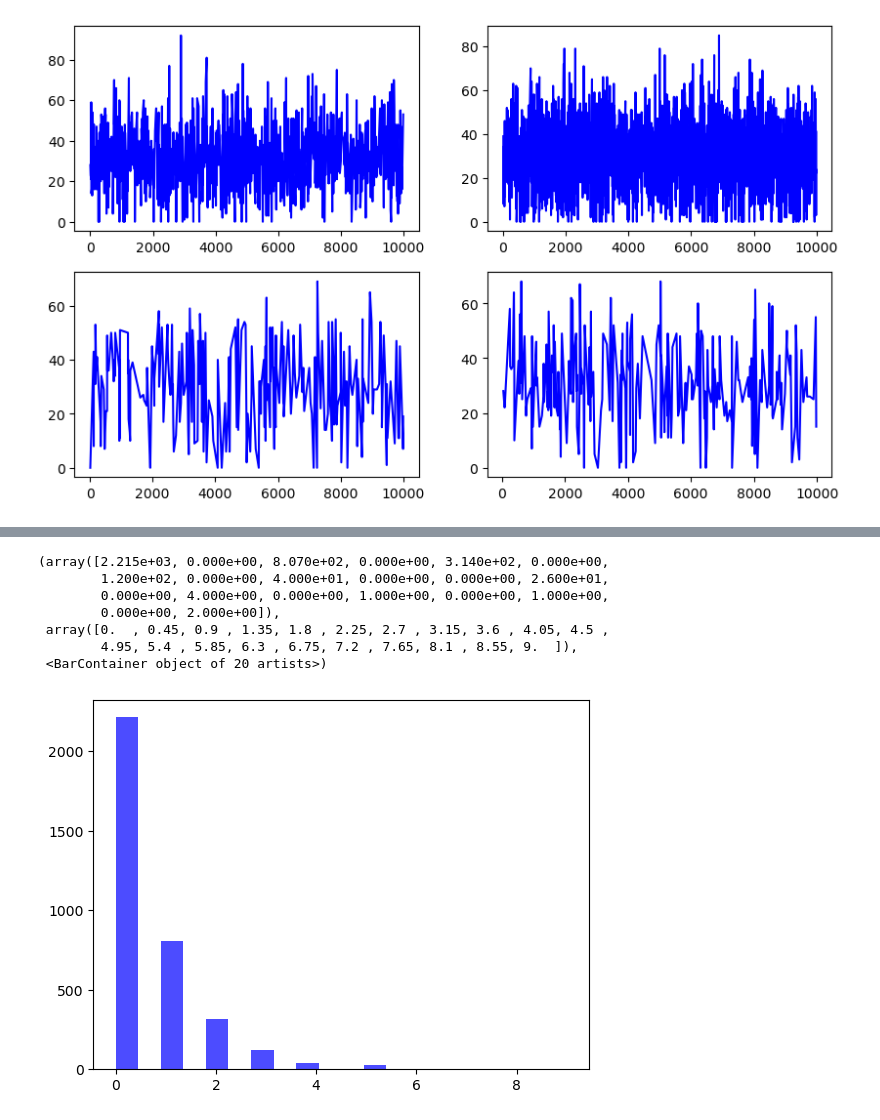
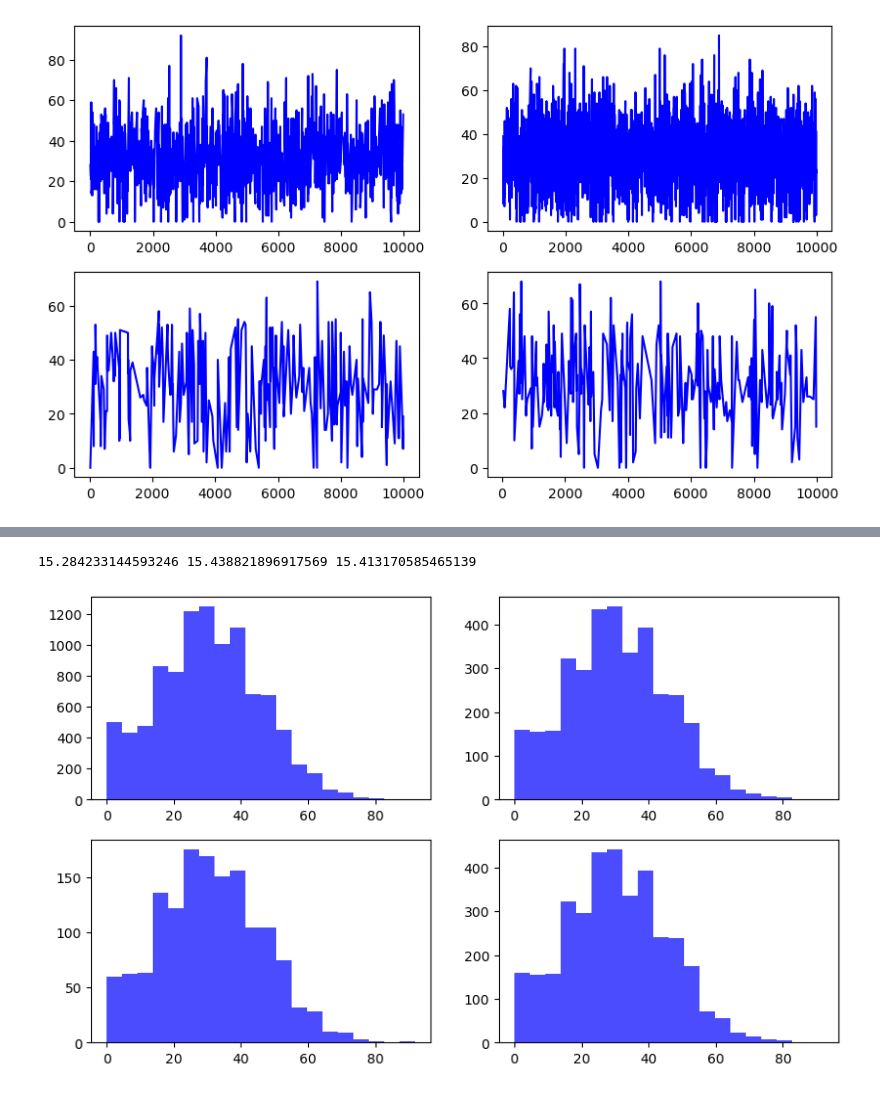
Before and after one commit to salty511/ba-data-course, a Jupyter notebook: lounge-access.ipynb, the cells around one changed output, grey strips where cells are left out. Cells and saved outputs as stored; diff of their text form; code cells hidden in the pictures.

```diff
--- a/lounge-access.ipynb
+++ b/lounge-access.ipynb
@@ -55,13 +112,16 @@ array(['North America', 'Europe', 'Asia', 'Middle East'], dtype=object)
 # %%
-std = df['TIER3_ELIGIBLE_PAX'].describe()['std']
+std1 = df['TIER3_ELIGIBLE_PAX'].describe()['std']
+std2 = df[df['ARRIVAL_REGION'] == 'North America']['TIER3_ELIGIBLE_PAX'].describe()['std']
+std3 = morning_flights[morning_flights['HAUL'] == 'LONG']['TIER3_ELIGIBLE_PAX'].describe()['std']
 
-plt.hist(morning_flights['TIER1_ELIGIBLE_PAX'], bins=20, color='blue', alpha=0.7)
+
+fig, ax = plt.subplots(2, 2, figsize=(10, 6))
+ax[0, 0].hist(df['TIER3_ELIGIBLE_PAX'], bins=20, color='blue', alpha=0.7)
+ax[0, 1].hist(morning_flights['TIER3_ELIGIBLE_PAX'], bins=20, color='blue', alpha=0.7)
+ax[1, 0].hist(morning_flights[morning_flights['HAUL'] == 'LONG']['TIER3_ELIGIBLE_PAX'], bins=20, color='blue', alpha=0.7)
+ax[1, 1].hist(morning_flights['TIER3_ELIGIBLE_PAX'], bins=20, color='blue', alpha=0.7)
+
+print(std1, std2, std3)
 # %% [output]
-(array([2.215e+03, 0.000e+00, 8.070e+02, 0.000e+00, 3.140e+02, 0.000e+00,
-        1.200e+02, 0.000e+00, 4.000e+01, 0.000e+00, 0.000e+00, 2.600e+01,
-        0.000e+00, 4.000e+00, 0.000e+00, 1.000e+00, 0.000e+00, 1.000e+00,
-        0.000e+00, 2.000e+00]),
- array([0.  , 0.45, 0.9 , 1.35, 1.8 , 2.25, 2.7 , 3.15, 3.6 , 4.05, 4.5 ,
-        4.95, 5.4 , 5.85, 6.3 , 6.75, 7.2 , 7.65, 8.1 , 8.55, 9.  ]),
- <BarContainer object of 20 artists>)
+15.284233144593246 15.438821896917569 15.413170585465139
-[figure, old version]
+[figure, new version]
```
Also changed, not shown: parts of 10 cells of this notebook, 1 other file.
